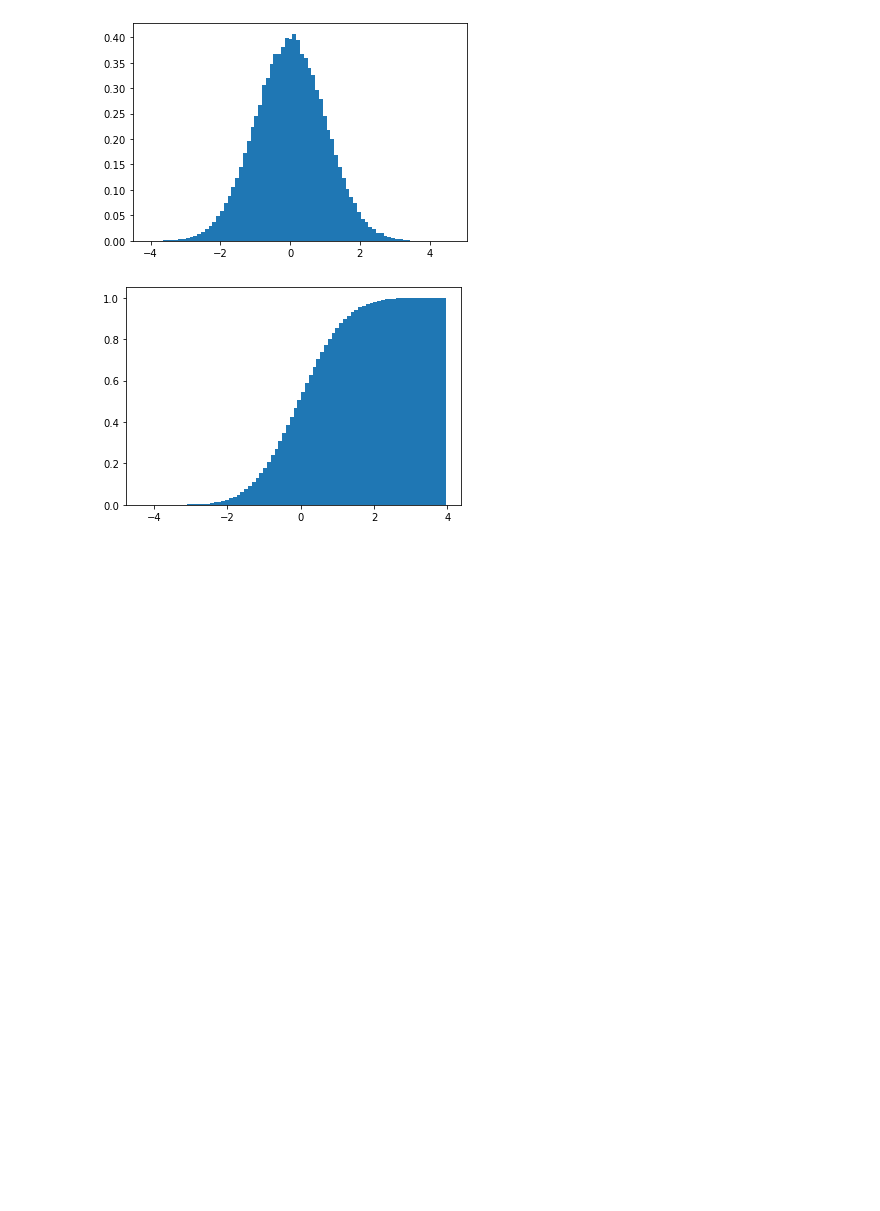
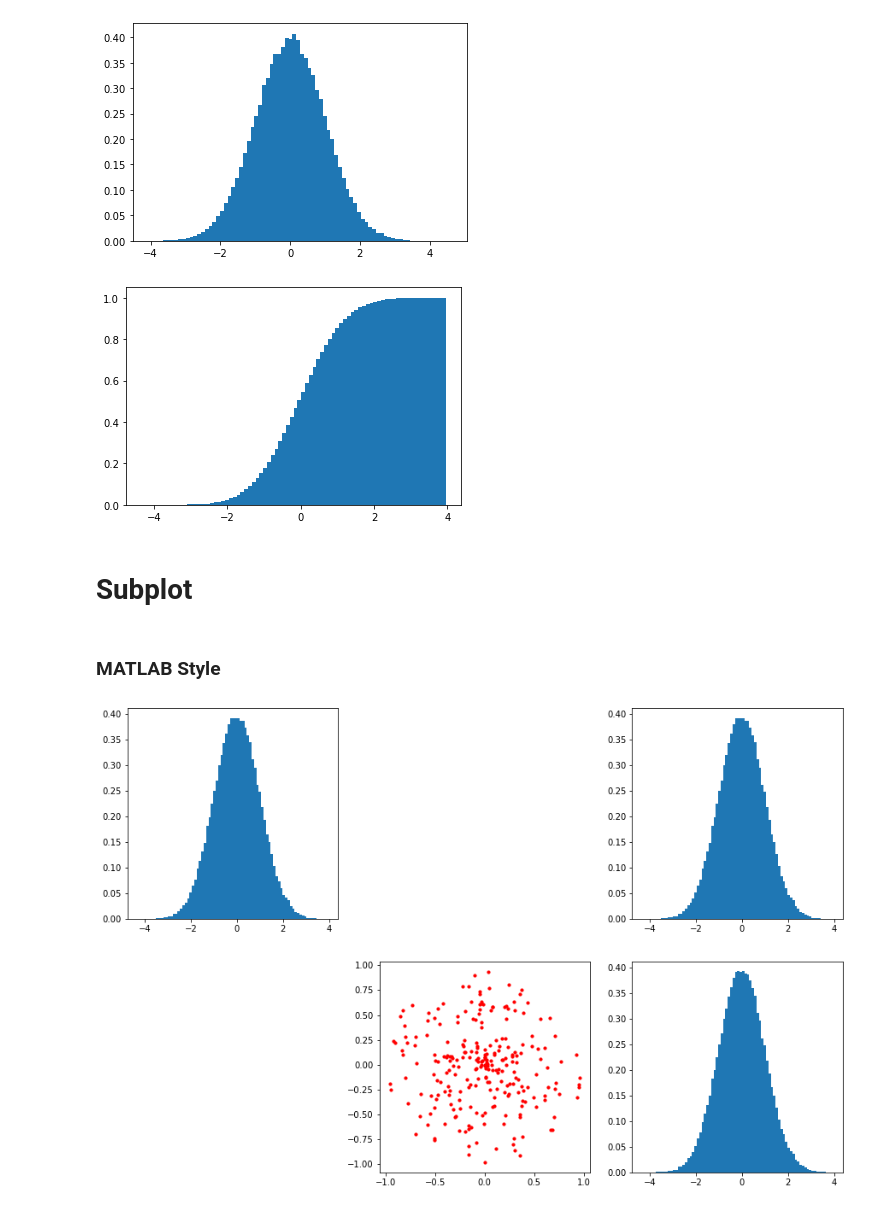
Before and after one commit to oyputra/supervised-learning, a Jupyter notebook: 03 - Matplotlib Intro/Part 1 - Matplotlib.ipynb, the cells around one changed output. Saved outputs shown, nothing was run; the diff lists cells and outputs as text; code cells hidden in the pictures; blank space fills up the shorter version.

Commit message:
subplot di matplotlib

```diff
--- a/03 - Matplotlib Intro/Part 1 - Matplotlib.ipynb
+++ b/03 - Matplotlib Intro/Part 1 - Matplotlib.ipynb
@@ -137,3 +137,24 @@ numbers = np.random.randn(100000)
 plt.hist(numbers, bins=80, density=1, cumulative=True);
 # %% [output]
 [figure]
+# %% [markdown]
+# Subplot
+# %% [markdown]
+### MATLAB Style
+# %%
+plt.figure(figsize=(15, 10))
+
+plt.subplot(231)
+plt.hist(numbers, bins=80, density=1);
+
+plt.subplot(233)
+plt.hist(numbers, bins=80, density=1);
+
+plt.subplot(235)
+plt.scatter(X, y, c='r', s=10)
+plt.axis("equal");
+
+plt.subplot(236)
+plt.hist(numbers, bins=80, density=1);
+# %% [output]
+[figure, added]
```
Also changed, not shown: parts of 4 cells of this notebook.
